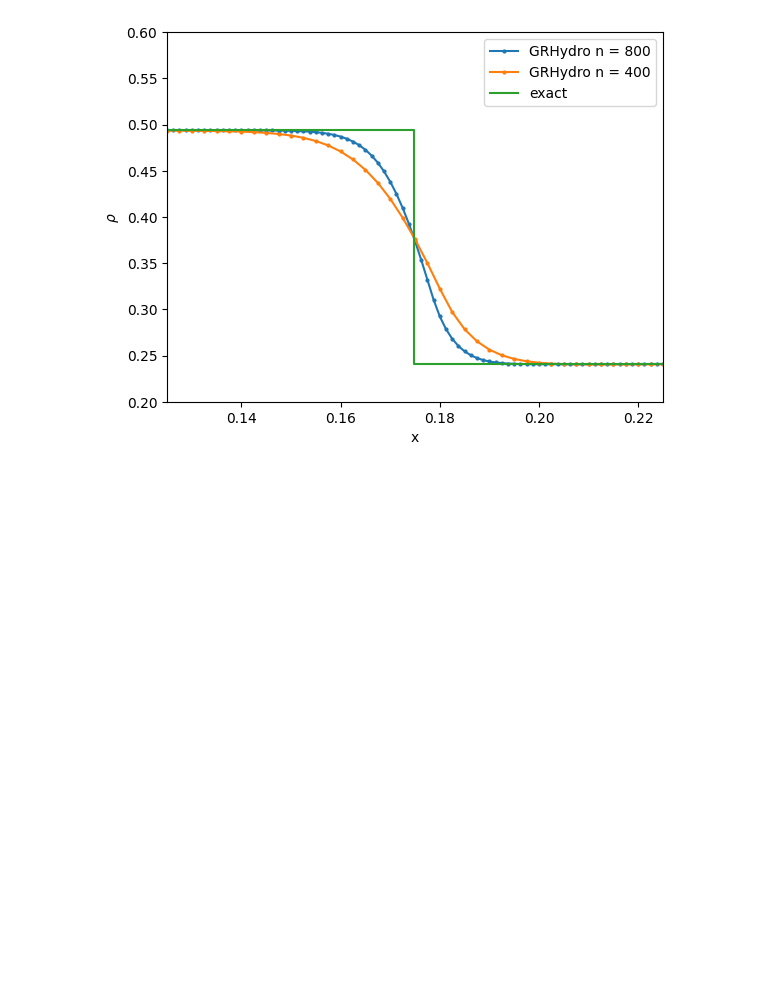
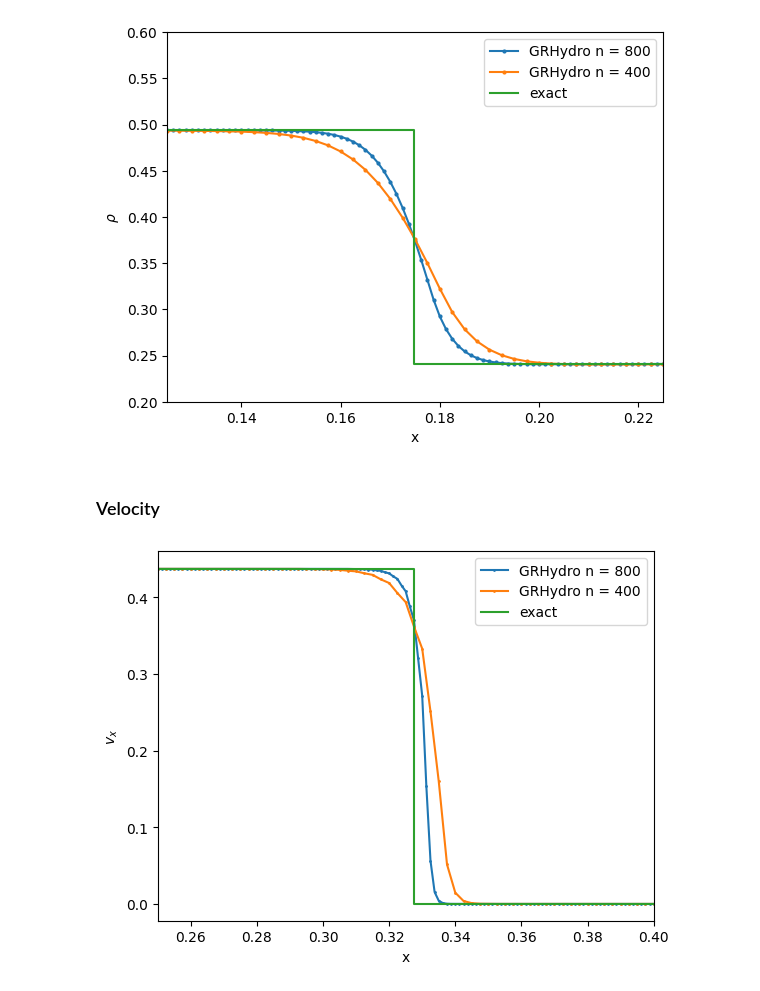
Before and after one commit to lisam10/numerical_relativity_2025, a Jupyter notebook: Einstein_Toolkit_Tutorials/ETK_1D_plots.ipynb, the cells around one changed output. Drawn from its saved outputs; the diff is of its cells as text; code cells hidden in the pictures; blank space fills up the shorter version.

```diff
--- a/Einstein_Toolkit_Tutorials/ETK_1D_plots.ipynb
+++ b/Einstein_Toolkit_Tutorials/ETK_1D_plots.ipynb
@@ -62,6 +70,12 @@ Available grid data of dimension 1D (x):
 # %%
 rho=vars1d.fields.rho
 rho_800 = vars1d_800.fields.rho
+
+vx = vars1d.fields.vel[0]
+vx_800 = vars1d_800.fields.vel[0]
+
+pres = vars1d.fields.press
+pres_800 = vars1d_800.fields.press
 # %% [markdown]
 ## Kuibit Standard Methods for Plots
 
@@ -177,3 +174,17 @@ plt.legend()
 plt.show()
 # %% [output]
 [figure]
+# %% [markdown]
+### Velocity
+# %%
+plt.plot(vx_800[400][0][0].coordinates()[0].data, vx_800[400][0][0].data, label="GRHydro n = 800", marker='o', markersize = 1)
+plt.plot(vx[200][0][0].coordinates()[0].data, vx[200][0][0].data, label="GRHydro n = 400", marker='o', markersize = 1)
+plt.plot(x_exact, vx_exact, label="exact")
+plt.xlabel('x')
+plt.ylabel(r'$v_x$')
+plt.xlim(0.25, 0.4)
+#plt.ylim(0.3, 0.5)
+plt.legend()
+plt.show()
+# %% [output]
+[figure, added]
```
Also changed, not shown: parts of 11 cells of this notebook.
